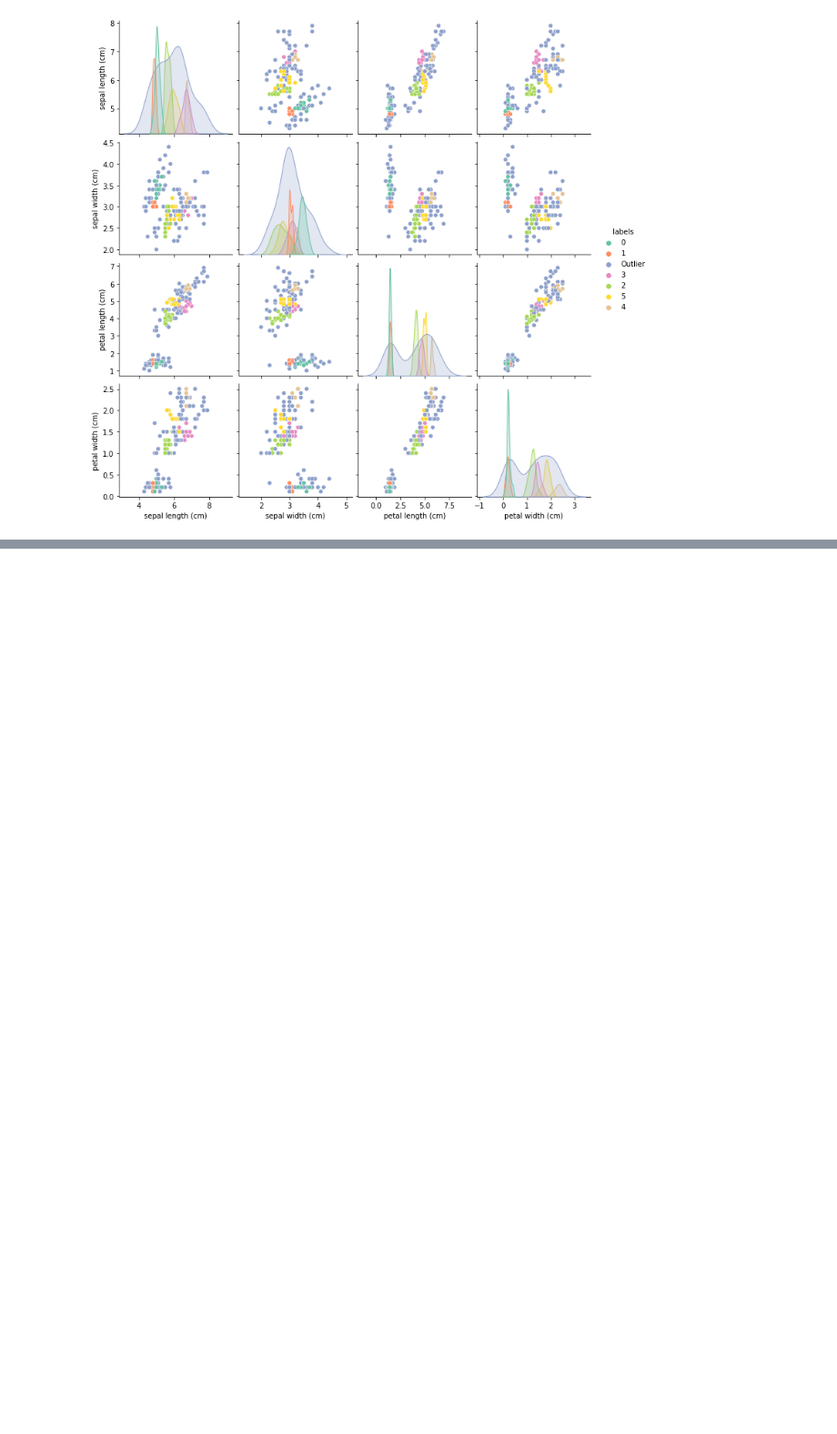
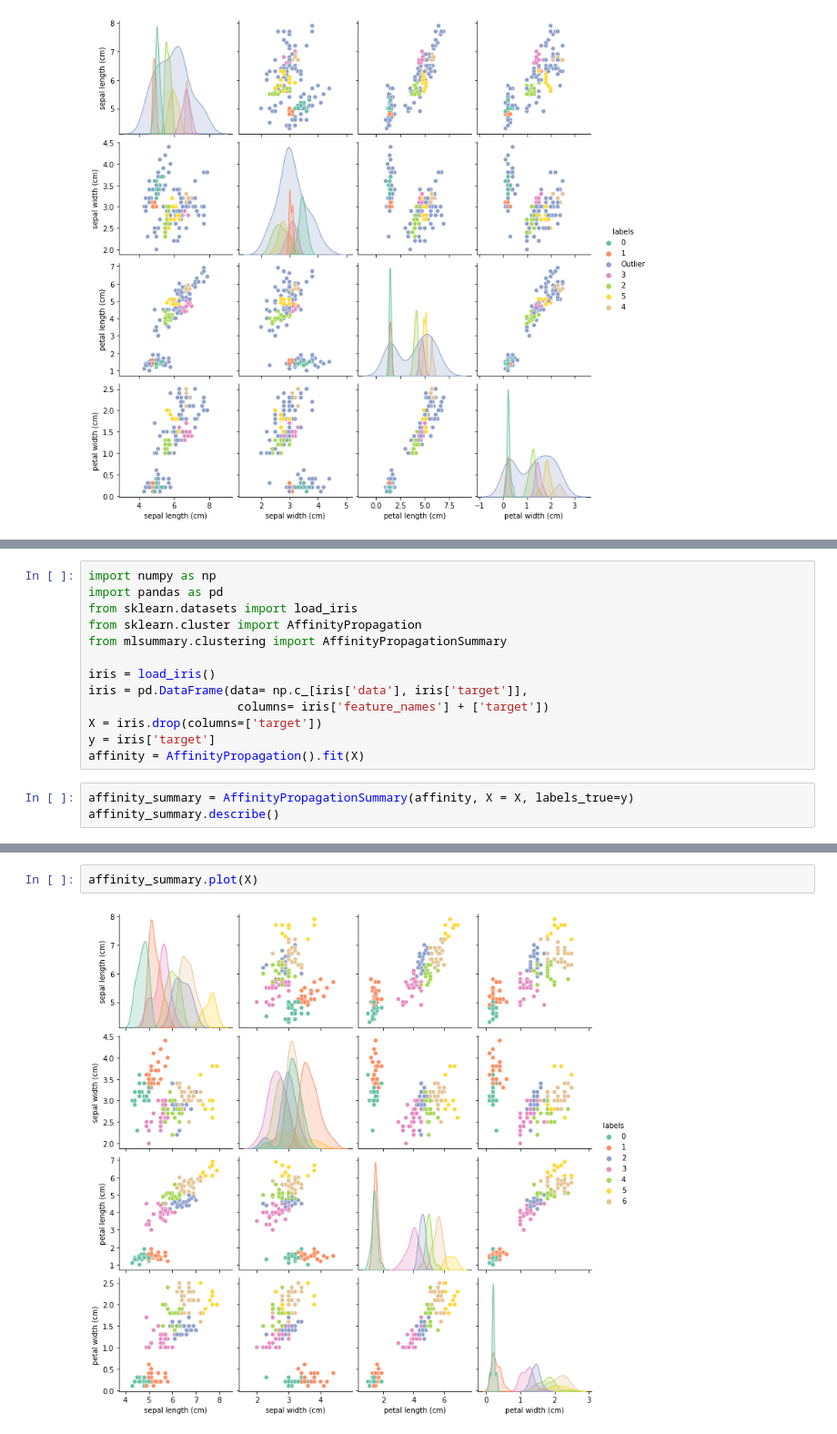
Before and after one commit to serafinialessio/mlsummary, a Jupyter notebook: examples/clustering.ipynb, the cells around one changed output, grey strips where cells are left out. Shown at 91% size. Saved outputs shown, nothing was run; the diff lists cells and outputs as text; blank space fills up the shorter version.

```diff
--- a/examples/clustering.ipynb
+++ b/examples/clustering.ipynb
@@ -396,0 +400,16 @@ optics_summary.plot(X)
+# %%
+import numpy as np
+import pandas as pd
+from sklearn.datasets import load_iris
+from sklearn.cluster import AffinityPropagation
+from mlsummary.clustering import AffinityPropagationSummary
+
+iris = load_iris()
+iris = pd.DataFrame(data= np.c_[iris['data'], iris['target']],
+                     columns= iris['feature_names'] + ['target'])
+X = iris.drop(columns=['target'])
+y = iris['target']
+affinity = AffinityPropagation().fit(X)
+# %%
+affinity_summary = AffinityPropagationSummary(affinity, X = X, labels_true=y)
+affinity_summary.describe()
@@ -396,0 +435,4 @@ optics_summary.plot(X)
+# %%
+affinity_summary.plot(X)
+# %% [output]
+[figure, added]
```
Also changed, not shown: parts of 9 cells of this notebook, 5 other files.
